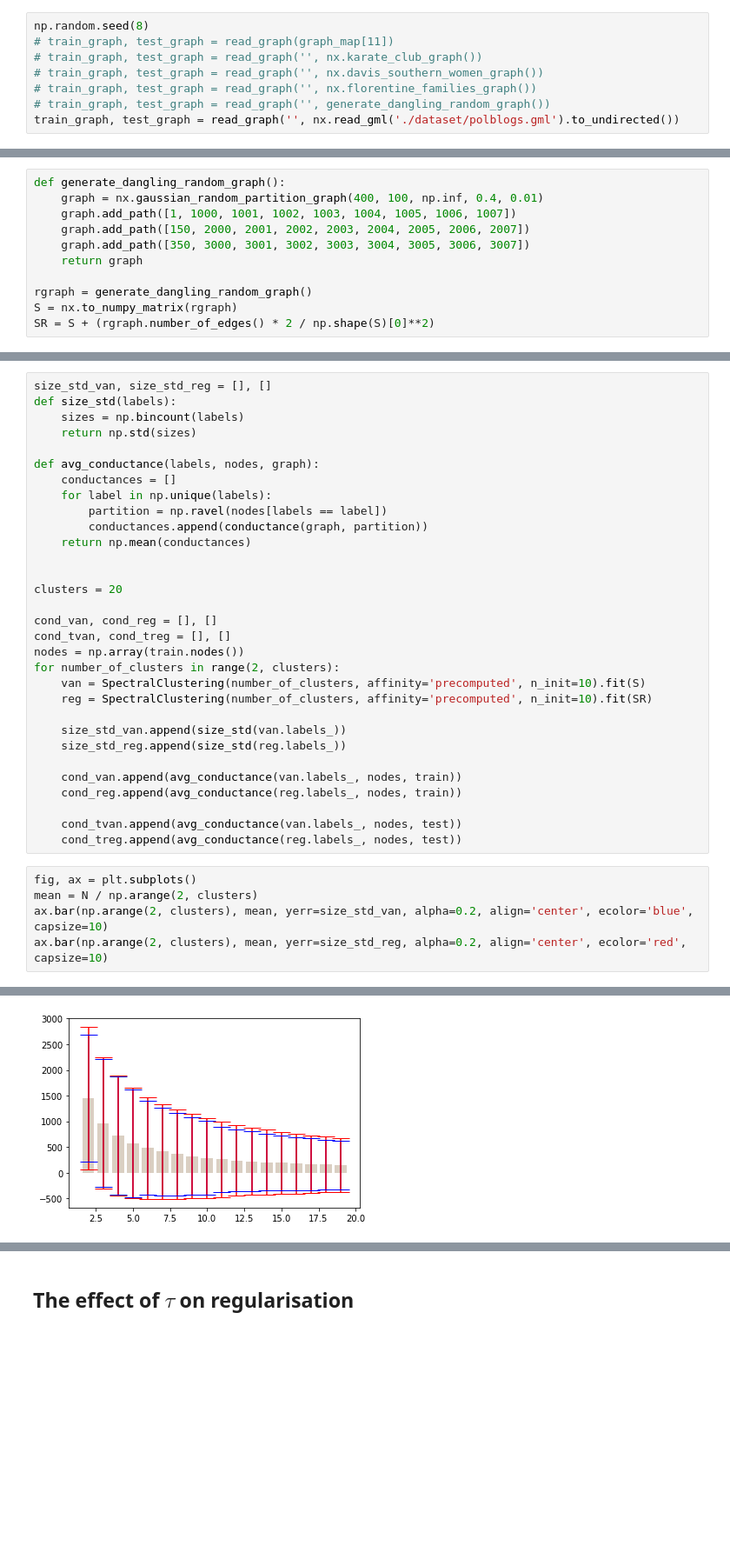
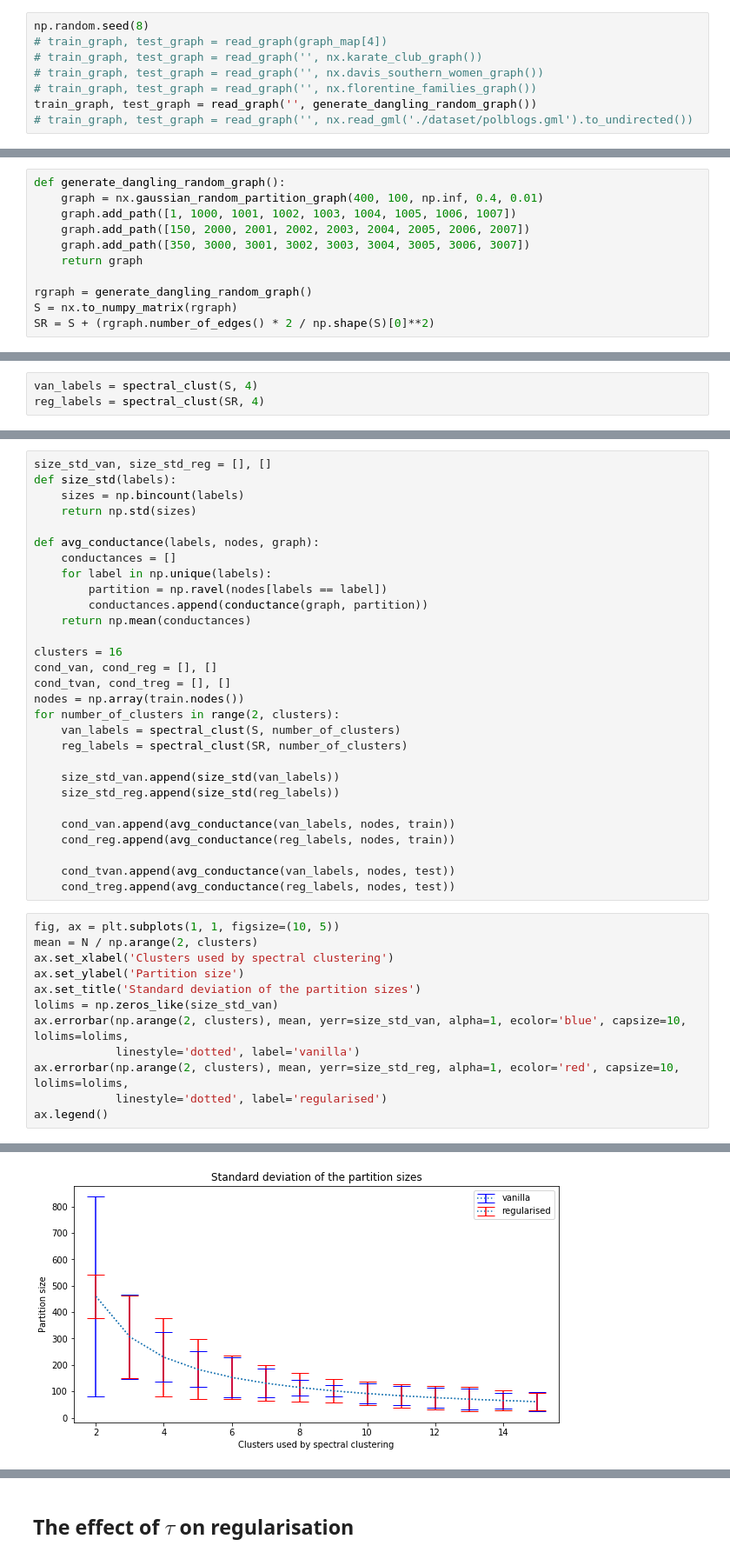
Before and after one commit to crisbodnar/regularised-spectral-clustering, a Jupyter notebook: spectral_clustering.ipynb, the cells around one changed output, grey strips where cells are left out. Shown at 87% size. Saved outputs shown, nothing was run; the diff lists cells and outputs as text; blank space fills up the shorter version.

```diff
--- a/spectral_clustering.ipynb
+++ b/spectral_clustering.ipynb
@@ -268,12 +299,12 @@ ax.scatter(reg_time, van_times, sizes, alpha=0.5)
 ## Analyse an individual graph in detail
 # %%
 np.random.seed(8)
-# train_graph, test_graph = read_graph(graph_map[11])
+# train_graph, test_graph = read_graph(graph_map[4])
 # train_graph, test_graph = read_graph('', nx.karate_club_graph())
 # train_graph, test_graph = read_graph('', nx.davis_southern_women_graph())
 # train_graph, test_graph = read_graph('', nx.florentine_families_graph())
-# train_graph, test_graph = read_graph('', generate_dangling_random_graph())
-train_graph, test_graph = read_graph('', nx.read_gml('./dataset/polblogs.gml').to_undirected())
+train_graph, test_graph = read_graph('', generate_dangling_random_graph())
+# train_graph, test_graph = read_graph('', nx.read_gml('./dataset/polblogs.gml').to_undirected())
 # %%
 # Compare the eigenvectors of the markov matrix of the vanilla and regularised graphs
 S = nx.to_numpy_matrix(train_graph)
@@ -370,3 +399,6 @@ sc_reg = SpectralClustering(4, affinity='precomputed', n_init=10).fit(SR)
+# %%
+van_labels = spectral_clust(S, 4)
+reg_labels = spectral_clust(SR, 4)
 # %%
 fig, ax = plt.subplots(1, 1, figsize=(20, 20));
 nx.draw_networkx(rgraph, ax=ax, with_labels=False, nodelist=rgraph.nodes(),
@@ -408,27 +447,32 @@ def avg_conductance(labels, nodes, graph):
         conductances.append(conductance(graph, partition))
     return np.mean(conductances)
 
-
-clusters = 20
-
+clusters = 16
 cond_van, cond_reg = [], []
 cond_tvan, cond_treg = [], []
 nodes = np.array(train.nodes())
 for number_of_clusters in range(2, clusters):
-    van = SpectralClustering(number_of_clusters, affinity='precomputed', n_init=10).fit(S)
-    reg = SpectralClustering(number_of_clusters, affinity='precomputed', n_init=10).fit(SR)
+    van_labels = spectral_clust(S, number_of_clusters)
+    reg_labels = spectral_clust(SR, number_of_clusters)
 
-    size_std_van.append(size_std(van.labels_))
-    size_std_reg.append(size_std(reg.labels_))
+    size_std_van.append(size_std(van_labels))
+    size_std_reg.append(size_std(reg_labels))
 
-    cond_van.append(avg_conductance(van.labels_, nodes, train))
-    cond_reg.append(avg_conductance(reg.labels_, nodes, train))
+    cond_van.append(avg_conductance(van_labels, nodes, train))
+    cond_reg.append(avg_conductance(reg_labels, nodes, train))
 
-    cond_tvan.append(avg_conductance(van.labels_, nodes, test))
-    cond_treg.append(avg_conductance(reg.labels_, nodes, test))
+    cond_tvan.append(avg_conductance(van_labels, nodes, test))
+    cond_treg.append(avg_conductance(reg_labels, nodes, test))
 # %%
-fig, ax = plt.subplots()
+fig, ax = plt.subplots(1, 1, figsize=(10, 5))
 mean = N / np.arange(2, clusters)
-ax.bar(np.arange(2, clusters), mean, yerr=size_std_van, alpha=0.2, align='center', ecolor='blue', capsize=10)
-ax.bar(np.arange(2, clusters), mean, yerr=size_std_reg, alpha=0.2, align='center', ecolor='red', capsize=10)
+ax.set_xlabel('Clusters used by spectral clustering')
+ax.set_ylabel('Partition size')
+ax.set_title('Standard deviation of the partition sizes')
+lolims = np.zeros_like(size_std_van)
+ax.errorbar(np.arange(2, clusters), mean, yerr=size_std_van, alpha=1, ecolor='blue', capsize=10, lolims=lolims,
+            linestyle='dotted', label='vanilla')
+ax.errorbar(np.arange(2, clusters), mean, yerr=size_std_reg, alpha=1, ecolor='red', capsize=10, lolims=lolims,
+            linestyle='dotted', label='regularised')
+ax.legend()
 # %% [output]
@@ -436,2 +480,2 @@ ax.bar(np.arange(2, clusters), mean, yerr=size_std_reg, alpha=0.2, align='center
-[figure, old version]
+[figure, new version]
 # %%
```
Also changed, not shown: parts of 48 cells of this notebook.
